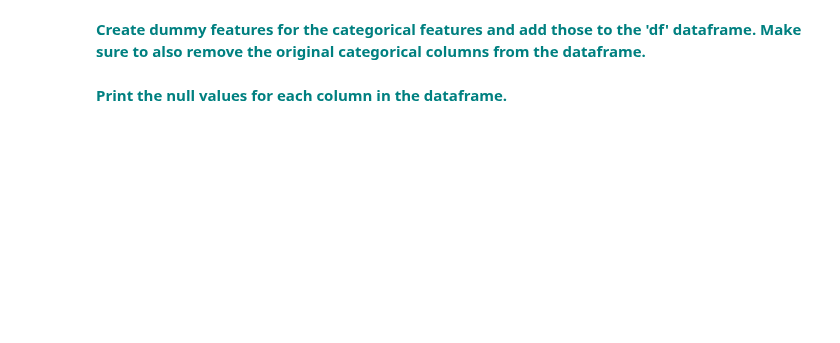
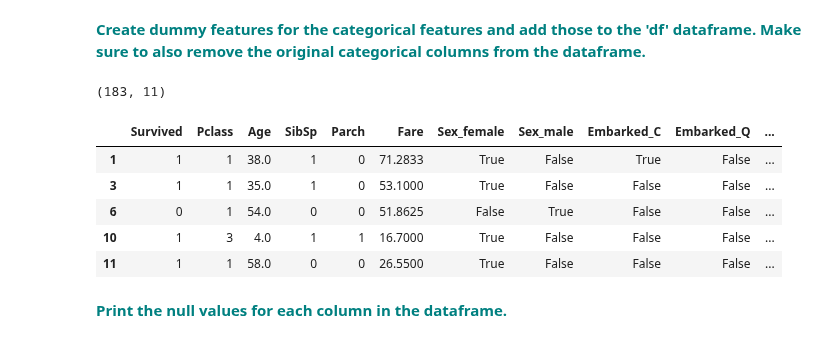
Before and after one commit to josytong/DataScienceTrack, a Jupyter notebook: CaseStudies/GradientBoosting/GradientBoostingCaseStudy.ipynb, the cells around one changed output. Drawn from its saved outputs; the diff is of its cells as text; code cells hidden in the pictures; blank space fills up the shorter version.

```diff
--- a/CaseStudies/GradientBoosting/GradientBoostingCaseStudy.ipynb
+++ b/CaseStudies/GradientBoosting/GradientBoostingCaseStudy.ipynb
@@ -127,3 +112,18 @@ Now that you have solid understanding of Gradient Boosting in the regression sce
 **<font color='teal'>Use pandas read csv to load in the Titantic data set into a dataframe called df.</font>**
 
 Hint: in this case you can use [dropna()](https://pandas.pydata.org/pandas-docs/stable/reference/api/pandas.DataFrame.dropna.html) to just throw away any incomplete rows. For the purpose of this exercise we will disregard them but obviously in the real world you need to be much more careful and decide how to handle incomplete observations.
+# %%
+# Load the Titanic dataset into a dataframe called df
+df = pd.read_csv("titanic.csv")
+
+# Display the first five rows
+df.head()
+
+# Remove rows containing missing values
+df = df.dropna().copy()
+
+# Check the number of rows and columns remaining
+print(df.shape)
+
+# Confirm there are no missing values
+print(df.isnull().sum())
@@ -132,8 +173,28 @@ Hint: in this case you can use [dropna()](https://pandas.pydata.org/pandas-docs/
 # %% [markdown]
 **<font color='teal'>Create dummy features for the categorical features and add those to the 'df' dataframe. Make sure to also remove the original categorical columns from the dataframe.</font>**
 # %%
-df = pd.DataFrame(df.drop(dfo.columns,axis =1)).merge(pd.get_dummies(dfo.drop(['Name','Cabin','Ticket'],axis =1)),left_index=True,right_index=True).drop(['PassengerId'],axis =1)
+# Select categorical columns from df
+dfo = df.select_dtypes(include=["object"])
+
+# Create dummy variables and remove the original categorical columns
+df = pd.DataFrame(df.drop(dfo.columns, axis=1)).merge(
+    pd.get_dummies(
+        dfo.drop(["Name", "Cabin", "Ticket"], axis=1)
+    ),
+    left_index=True,
+    right_index=True
+).drop(["PassengerId"], axis=1)
+
+# Display the shape and first five rows
 print(df.shape)
 df.head()
+# %% [output]
+(183, 11)
+|  | Survived | Pclass | Age | SibSp | Parch | Fare | Sex_female | Sex_male | Embarked_C | Embarked_Q | ... |
+| 1 | 1 | 1 | 38.0 | 1 | 0 | 71.2833 | True | False | True | False | ... |
+| 3 | 1 | 1 | 35.0 | 1 | 0 | 53.1000 | True | False | False | False | ... |
+| 6 | 0 | 1 | 54.0 | 0 | 0 | 51.8625 | False | True | False | False | ... |
+| 10 | 1 | 3 | 4.0 | 1 | 1 | 16.7000 | True | False | False | False | ... |
+| 11 | 1 | 1 | 58.0 | 0 | 0 | 26.5500 | True | False | False | False | ... |
 # %% [markdown]
 **<font color='teal'>Print the null values for each column in the dataframe.</font>**
```
Also changed, not shown: parts of 14 cells of this notebook.
